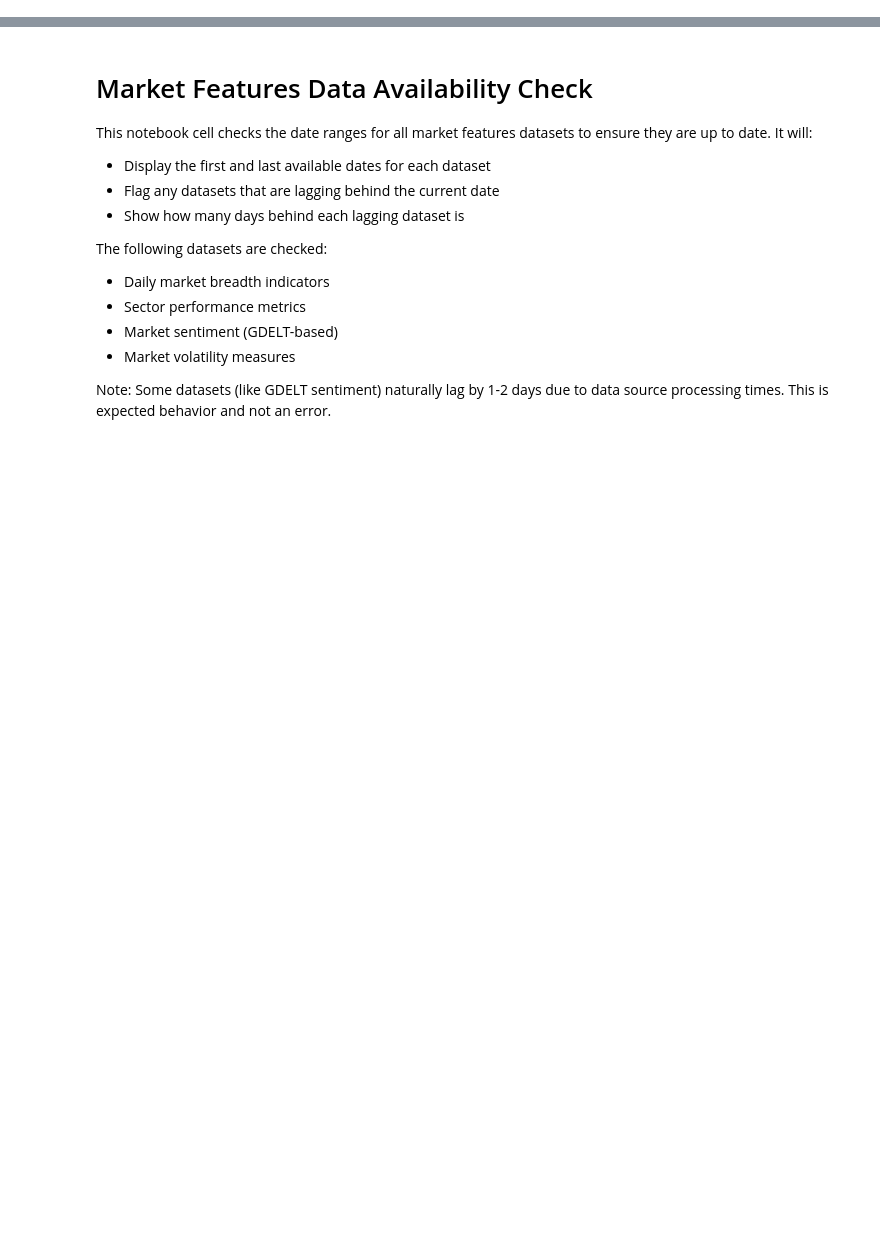
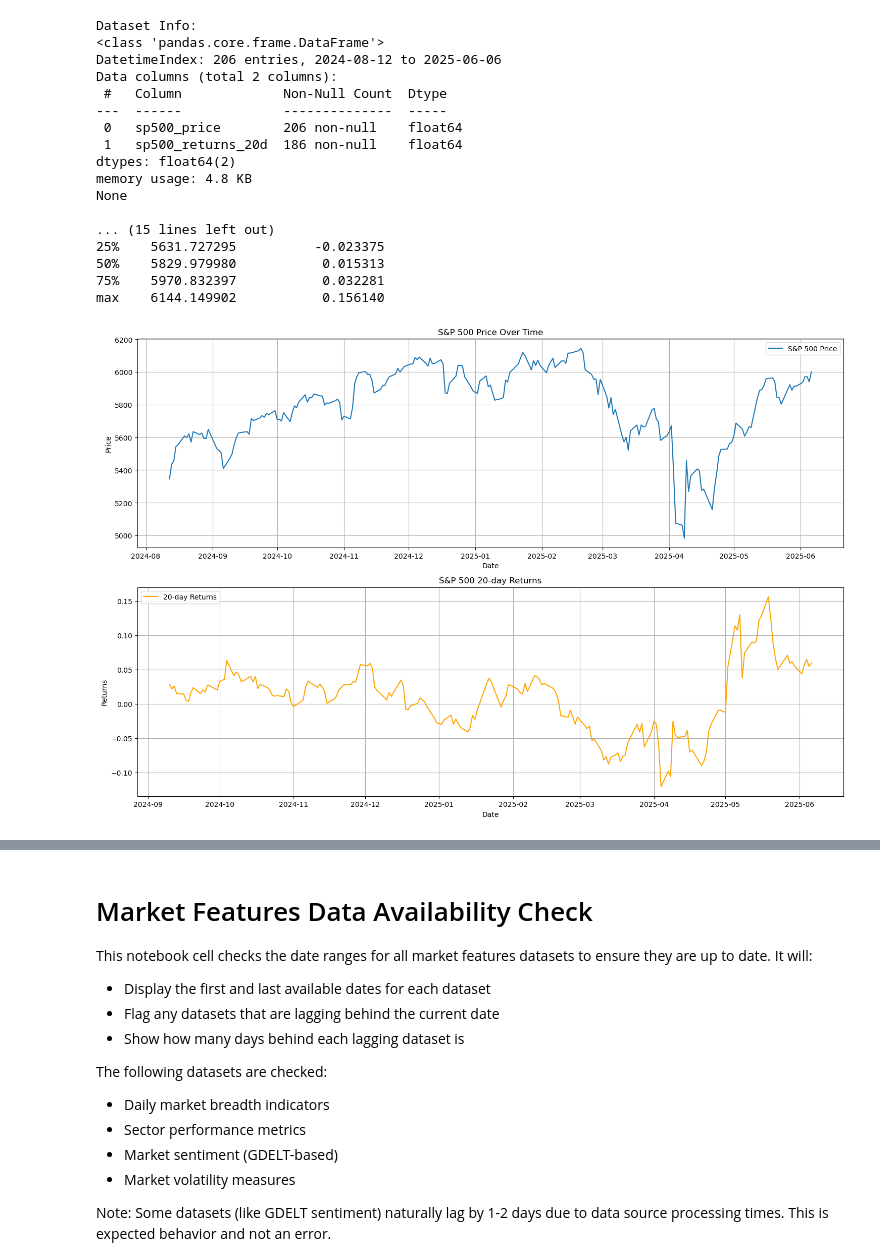
Before and after one commit to solvmanifold/LatentTrader, a Jupyter notebook: notebooks/visualize_market_features.ipynb, the cells around one changed output, grey strips where cells are left out. Cells and saved outputs as stored; diff of their text form; code cells hidden in the pictures; blank space fills up the shorter version.

```diff
--- a/notebooks/visualize_market_features.ipynb
+++ b/notebooks/visualize_market_features.ipynb
@@ -0,0 +1,59 @@
+# %%
+import pandas as pd
+import matplotlib.pyplot as plt
+import seaborn as sns
+
+# Read the parquet file
+df = pd.read_parquet('../data/market_features/sp500.parquet')
+
+# Display basic information
+print("\nDataset Info:")
+print(df.info())
+print("\nFirst few rows:")
+print(df.head())
+print("\nBasic statistics:")
+print(df.describe())
+
+# Create a figure with subplots
+plt.figure(figsize=(15, 10))
+
+# Plot 1: Price over time
+plt.subplot(2, 1, 1)
+plt.plot(df.index, df['sp500_price'], label='S&P 500 Price')
+plt.title('S&P 500 Price Over Time')
+plt.xlabel('Date')
+plt.ylabel('Price')
+plt.legend()
+plt.grid(True)
+
+# Plot 2: 20-day returns
+plt.subplot(2, 1, 2)
+plt.plot(df.index, df['sp500_returns_20d'], label='20-day Returns', color='orange')
+plt.title('S&P 500 20-day Returns')
+plt.xlabel('Date')
+plt.ylabel('Returns')
+plt.legend()
+plt.grid(True)
+
+# Adjust layout and display
+plt.tight_layout()
+plt.show()
+# %% [output]
+Dataset Info:
+<class 'pandas.core.frame.DataFrame'>
+DatetimeIndex: 206 entries, 2024-08-12 to 2025-06-06
+Data columns (total 2 columns):
+ #   Column             Non-Null Count  Dtype
+---  ------             --------------  -----
+ 0   sp500_price        206 non-null    float64
+ 1   sp500_returns_20d  186 non-null    float64
+dtypes: float64(2)
+memory usage: 4.8 KB
+None
+
+... (15 lines left out)
+25%    5631.727295          -0.023375
+50%    5829.979980           0.015313
+75%    5970.832397           0.032281
+max    6144.149902           0.156140
+[figure, added]
```
Also changed, not shown: parts of 4 cells of this notebook, 8 other files.
